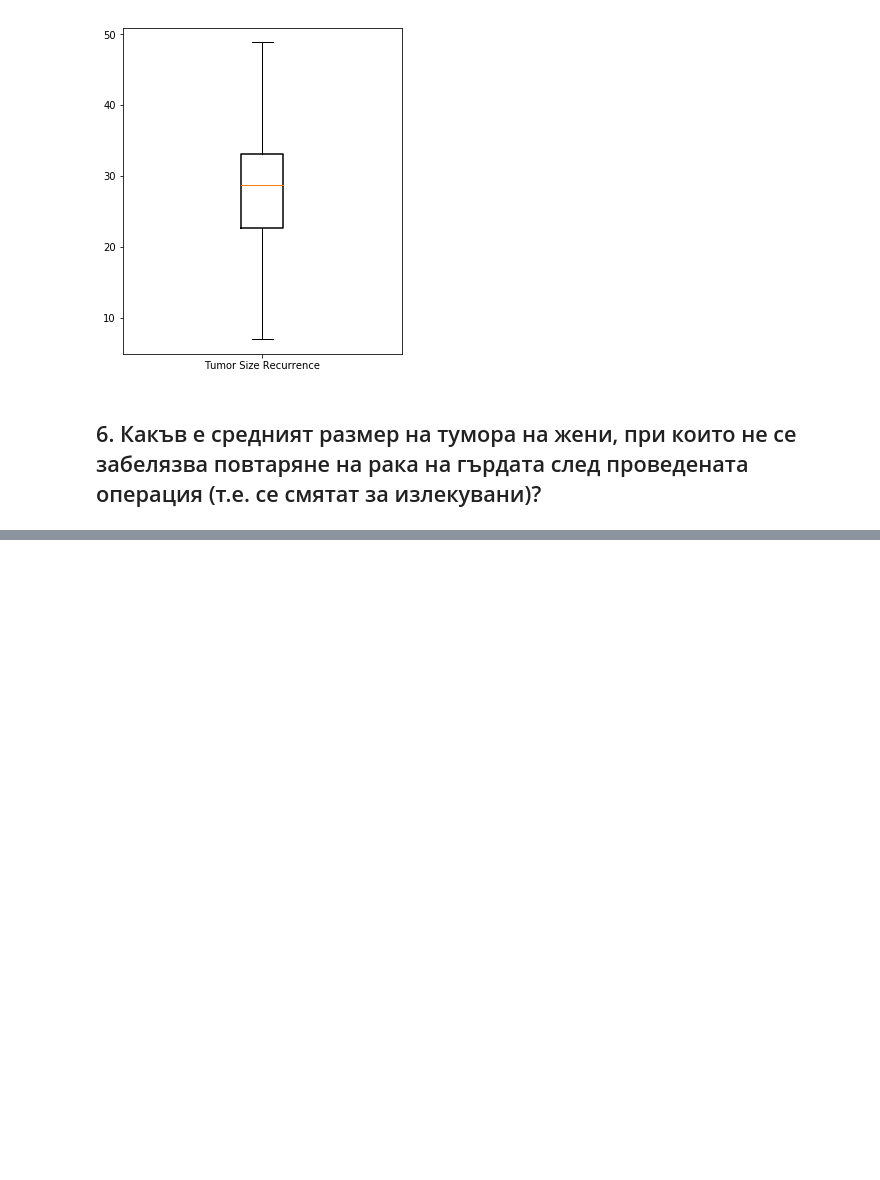
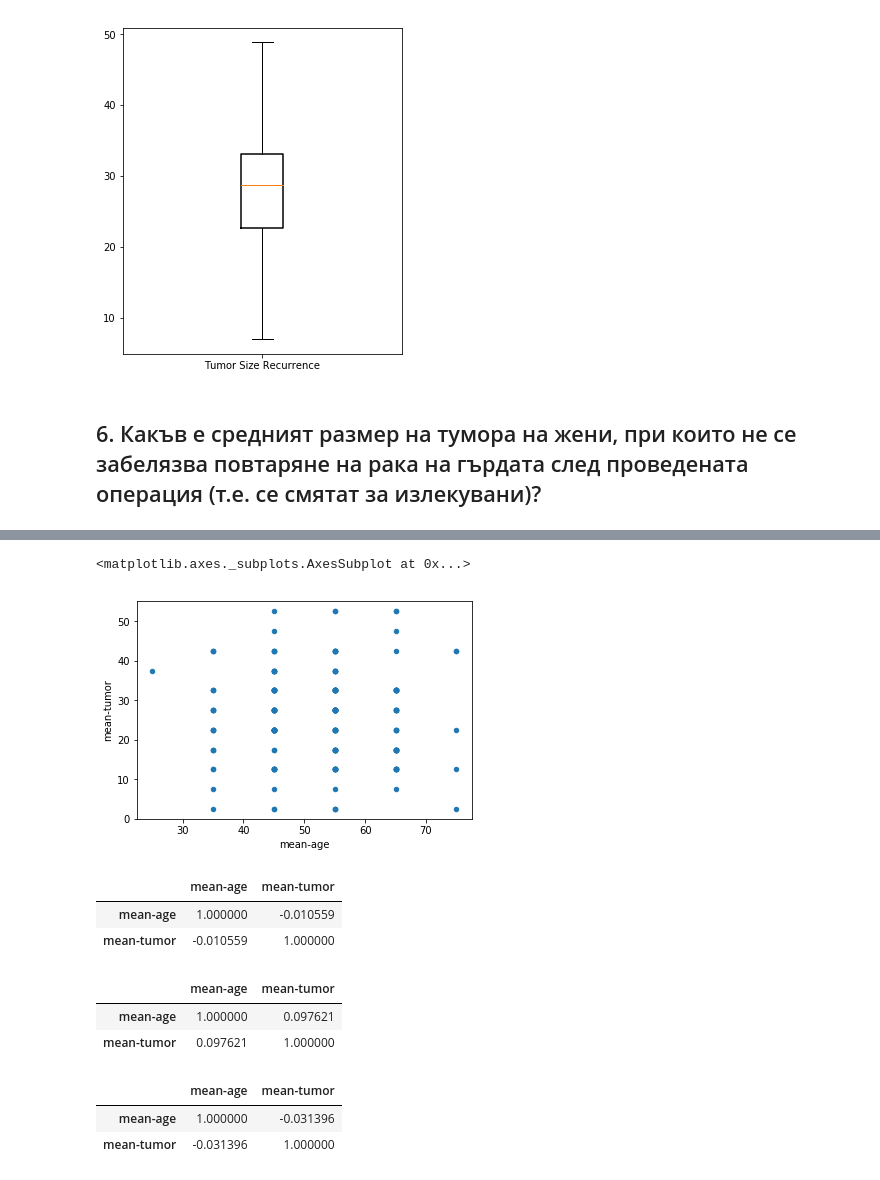
Before and after one commit to antonpetkoff/learning, a Jupyter notebook: data-mining/mini-project/analysis.ipynb, the cells around one changed output, grey strips where cells are left out. Cells and saved outputs as stored; diff of their text form; code cells hidden in the pictures; blank space fills up the shorter version.

```diff
--- a/data-mining/mini-project/analysis.ipynb
+++ b/data-mining/mini-project/analysis.ipynb
@@ -265,0 +287,23 @@ plot = ax.bxp([
+# %%
+df[df['class'] == ' no-recurrence-events'].plot.scatter(x='mean-age', y='mean-tumor')
+# %% [output]
+<matplotlib.axes._subplots.AxesSubplot at 0x...>
+[figure, added]
+# %%
+df[['mean-age', 'mean-tumor']].corr()
+# %% [output]
+|  | mean-age | mean-tumor |
+| mean-age | 1.000000 | -0.010559 |
+| mean-tumor | -0.010559 | 1.000000 |
+# %%
+df[['mean-age', 'mean-tumor']][df['class'] == ' recurrence-events'].corr()
+# %% [output]
+|  | mean-age | mean-tumor |
+| mean-age | 1.000000 | 0.097621 |
+| mean-tumor | 0.097621 | 1.000000 |
+# %%
+df[['mean-age', 'mean-tumor']][df['class'] == ' no-recurrence-events'].corr()
+# %% [output]
+|  | mean-age | mean-tumor |
+| mean-age | 1.000000 | -0.031396 |
+| mean-tumor | -0.031396 | 1.000000 |
```
Also changed, not shown: parts of 14 cells of this notebook.
